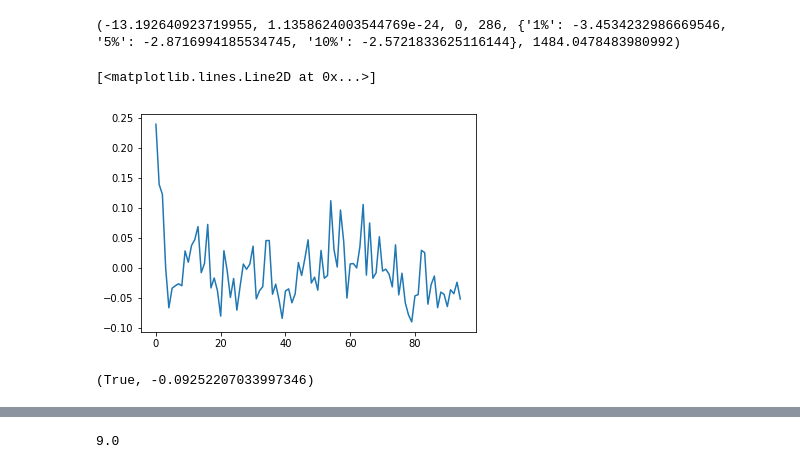
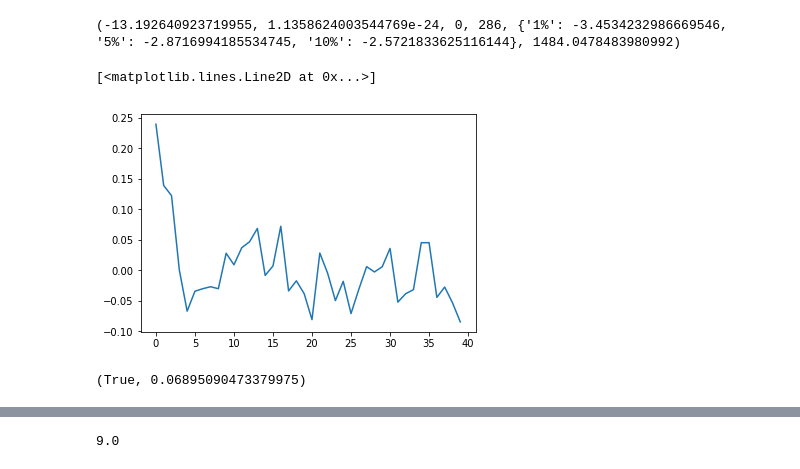
Before and after one commit to wzt3309/container-sim, a Jupyter notebook: predict/find_smooth_load.ipynb, the cells around one changed output, grey strips where cells are left out. Cells and saved outputs as stored; diff of their text form; code cells hidden in the pictures.

```diff
--- a/predict/find_smooth_load.ipynb
+++ b/predict/find_smooth_load.ipynb
@@ -107,7 +129,7 @@ df.shape, df.columns
 # %% [output]
 ((287, 1), Index(['2'], dtype='object'))
 # %%
-df = df.rename(columns={'2':'load'})
+df.columns = ['load']
 df.shape, df.columns
 # %% [output]
 ((287, 1), Index(['load'], dtype='object'))
@@ -144,14 +166,14 @@ def auto_corr_series(ts):
             acs = np.append(acs, auto_corr(ts, i))
     return acs
 # %%
-acs = auto_corr_series(df['load'])
-plt.plot(acs)
+acs = acf(df['load'])
+plt.plot(acs[1:])
 # %% [output]
 [<matplotlib.lines.Line2D at 0x...>]
-[figure, old version]
+[figure, new version]
 # %%
 is_smooth(acs)
 # %% [output]
-(True, -0.09252207033997346)
+(True, 0.06895090473379975)
 # %%
 from scipy import stats
```
Also changed, not shown: parts of 8 cells of this notebook, 6 other files.
